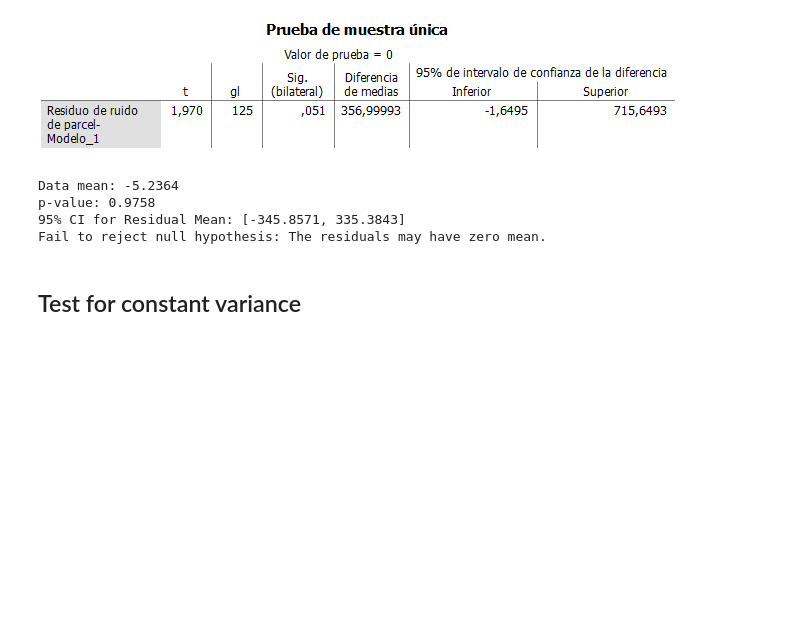
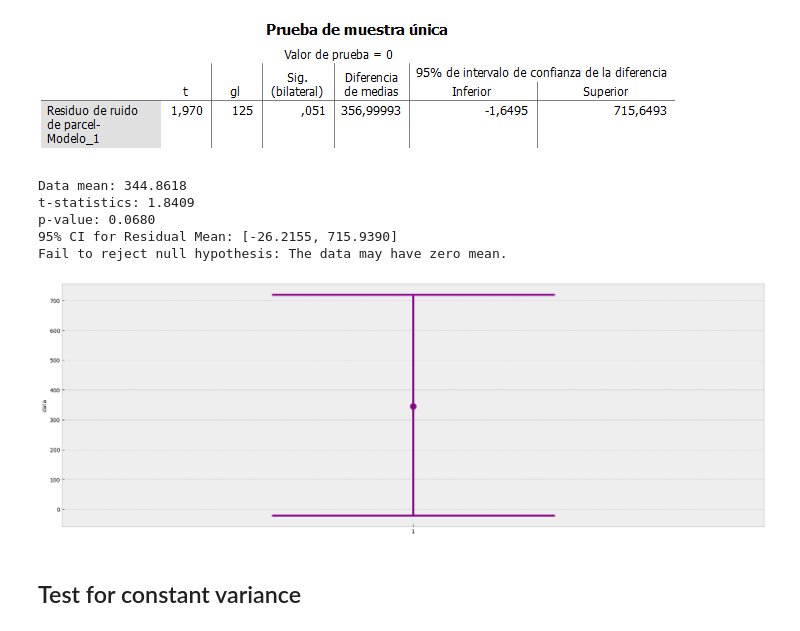
Before and after one commit to ELC/sistemas-de-gestion, a Jupyter notebook: book/chapters/01_Parcel.ipynb, the cells around one changed output. Drawn from its saved outputs; the diff is of its cells as text; code cells hidden in the pictures; blank space fills up the shorter version.

```diff
--- a/book/chapters/01_Parcel.ipynb
+++ b/book/chapters/01_Parcel.ipynb
@@ -132,12 +189,19 @@ Fail to reject null hypothesis: The data may be normally distributed.
 # %% [markdown]
 ![image.png](attachment:image.png)
 # %%
-zero_mean_test(residuals, descriptive_stats, significance_level=significance)
+zero_mean_test(
+    residuals,
+    descriptive_stats,
+    degrees_of_freedom=fit_model.degrees_of_freedom,
+    significance_level=significance,
+)
 # %% [output]
-Data mean: -5.2364
-p-value: 0.9758
-95% CI for Residual Mean: [-345.8571, 335.3843]
-Fail to reject null hypothesis: The residuals may have zero mean.
+Data mean: 344.8618
+t-statistics: 1.8409
+p-value: 0.0680
+95% CI for Residual Mean: [-26.2155, 715.9390]
+Fail to reject null hypothesis: The data may have zero mean.
+[figure, added]
 # %% [markdown]
 ## Test for constant variance
 # %% [markdown]
```
Also changed, not shown: parts of 37 cells of this notebook, 11 other files.
